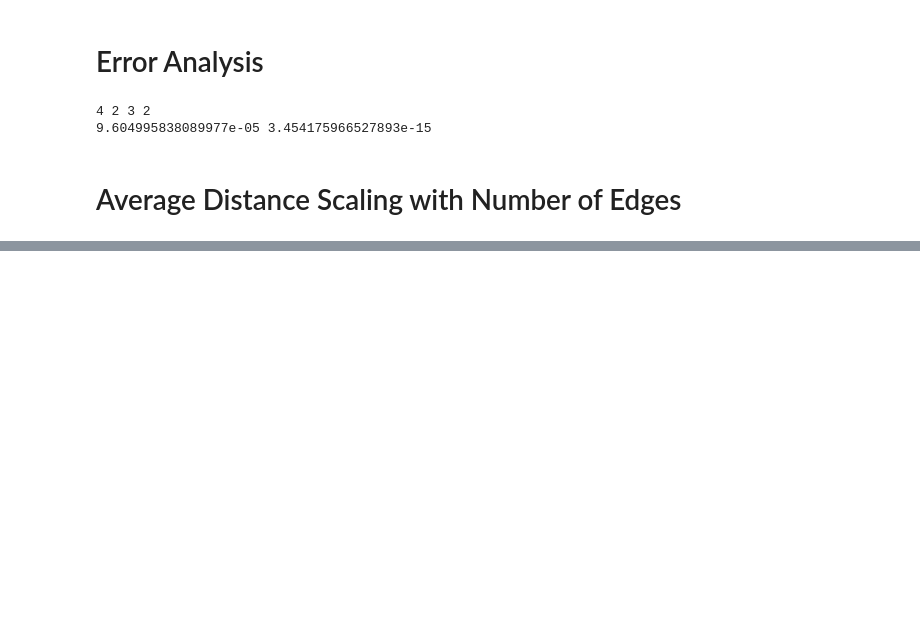
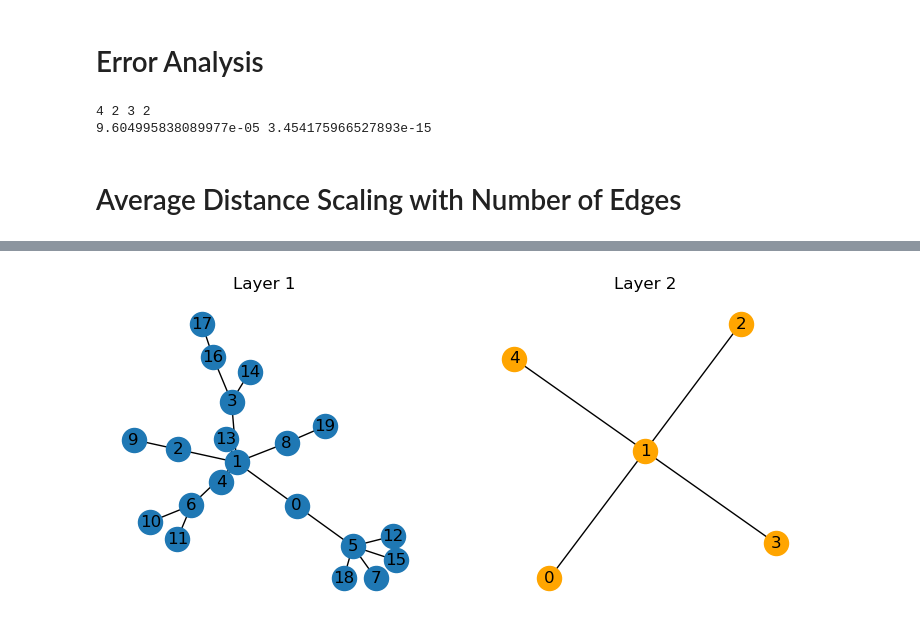
Before and after one commit to kaiser-dan/proj_naive-embedded-reconstruction, a Jupyter notebook: notebooks/ex/SP_n2v_Exp1.ipynb, the cells around one changed output, grey strips where cells are left out. Cells and saved outputs as stored; diff of their text form; code cells hidden in the pictures; blank space fills up the shorter version.

```diff
--- a/notebooks/ex/SP_n2v_Exp1.ipynb
+++ b/notebooks/ex/SP_n2v_Exp1.ipynb
@@ -483,0 +845,13 @@ plt.yticks(fontsize=13)
+# %%
+g1=nx.barabasi_albert_graph(20,1)
+g2=nx.barabasi_albert_graph(5,1)
+fig=plt.figure(figsize=(9,4))
+ax1=fig.add_subplot(121)
+
+plt.title('Layer 1')
+nx.draw(g1,with_labels=True)
+ax2=fig.add_subplot(122)
+plt.title('Layer 2')
+nx.draw(g2,node_color='orange',with_labels=True)
+# %% [output]
+[figure, added]
```
Also changed, not shown: parts of 21 cells of this notebook.
